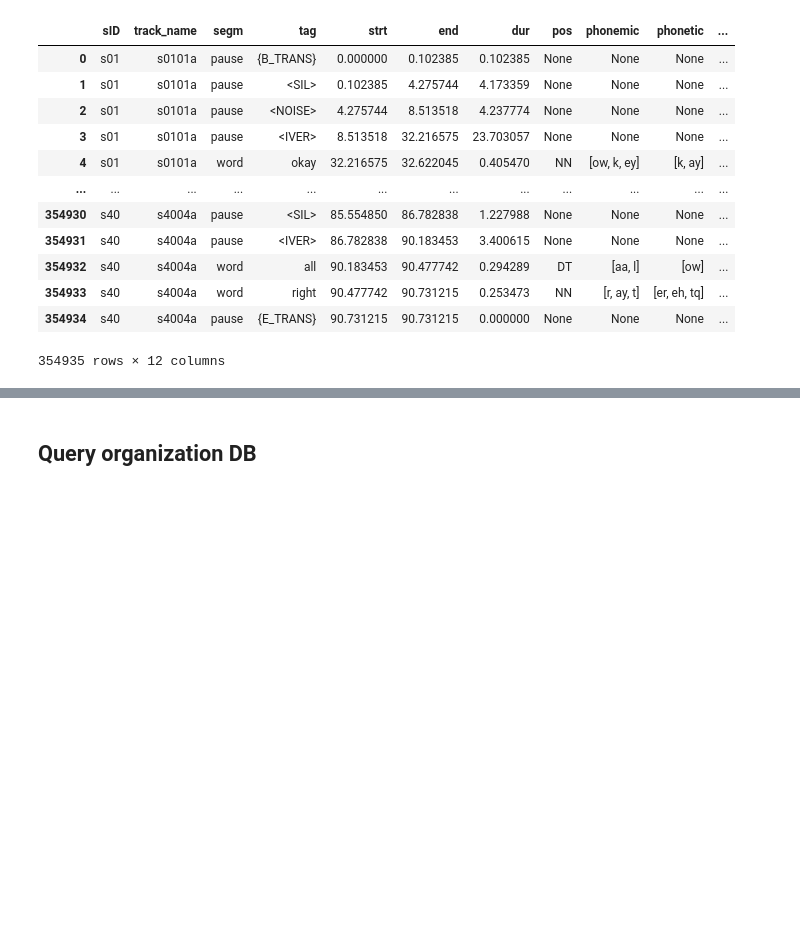
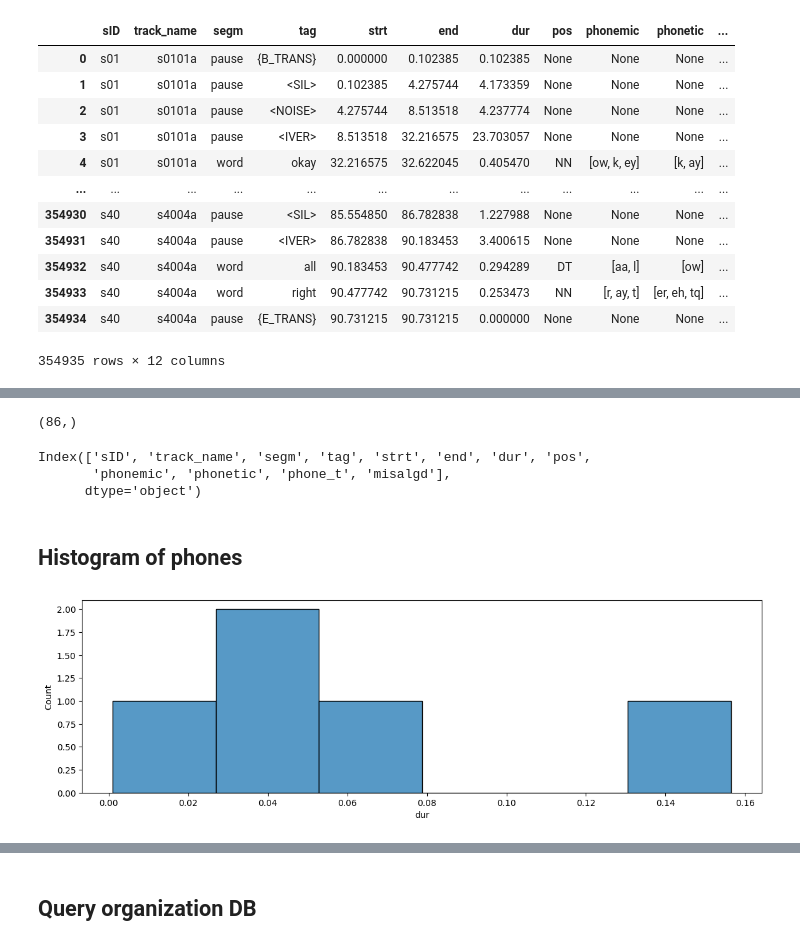
Before and after one commit to fredy-rojas/07_FR_phone, a Jupyter notebook: notebooks/01_data_expl/01_buckeyes/FR01_Buckeye_exploration.ipynb, the cells around one changed output, grey strips where cells are left out. Saved outputs shown, nothing was run; the diff lists cells and outputs as text; code cells hidden in the pictures; blank space fills up the shorter version.

```diff
--- a/notebooks/01_data_expl/01_buckeyes/FR01_Buckeye_exploration.ipynb
+++ b/notebooks/01_data_expl/01_buckeyes/FR01_Buckeye_exploration.ipynb
@@ -629,0 +761,17 @@ df_word_level[c1].head(30)
+# %%
+np.unique(np.array(phone_lst)).shape
+# %% [output]
+(86,)
+# %%
+df_word_level.columns
+# %% [output]
+Index(['sID', 'track_name', 'segm', 'tag', 'strt', 'end', 'dur', 'pos',
+       'phonemic', 'phonetic', 'phone_t', 'misalgd'],
+      dtype='object')
+# %% [markdown]
+## Histogram of phones
+# %%
+d_fltrd_words_w_phone, d_phone_dur = viz_phone_symb_dur_hist(phone_symb='a',
+                                                             df_word_level=df_word_level)
+# %% [output]
+[figure, added]
```
Also changed, not shown: parts of 40 cells of this notebook.
